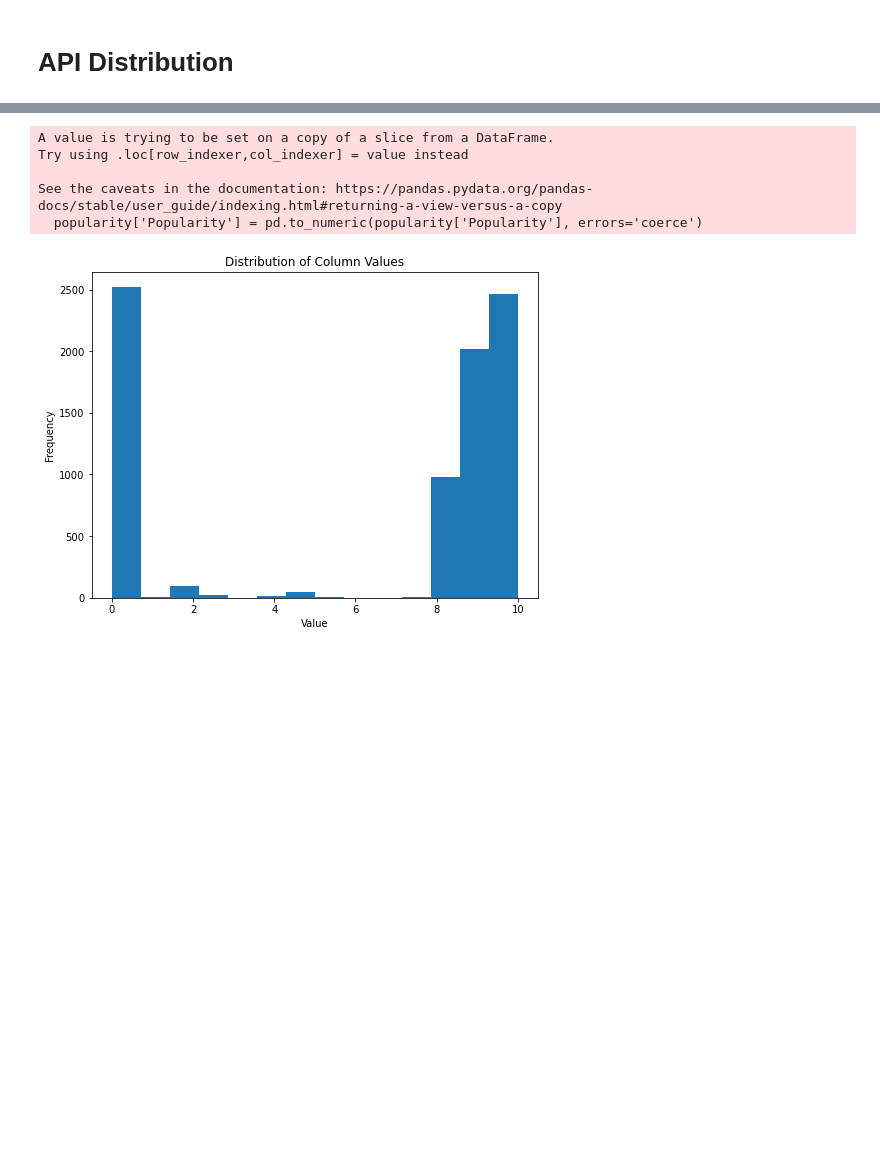
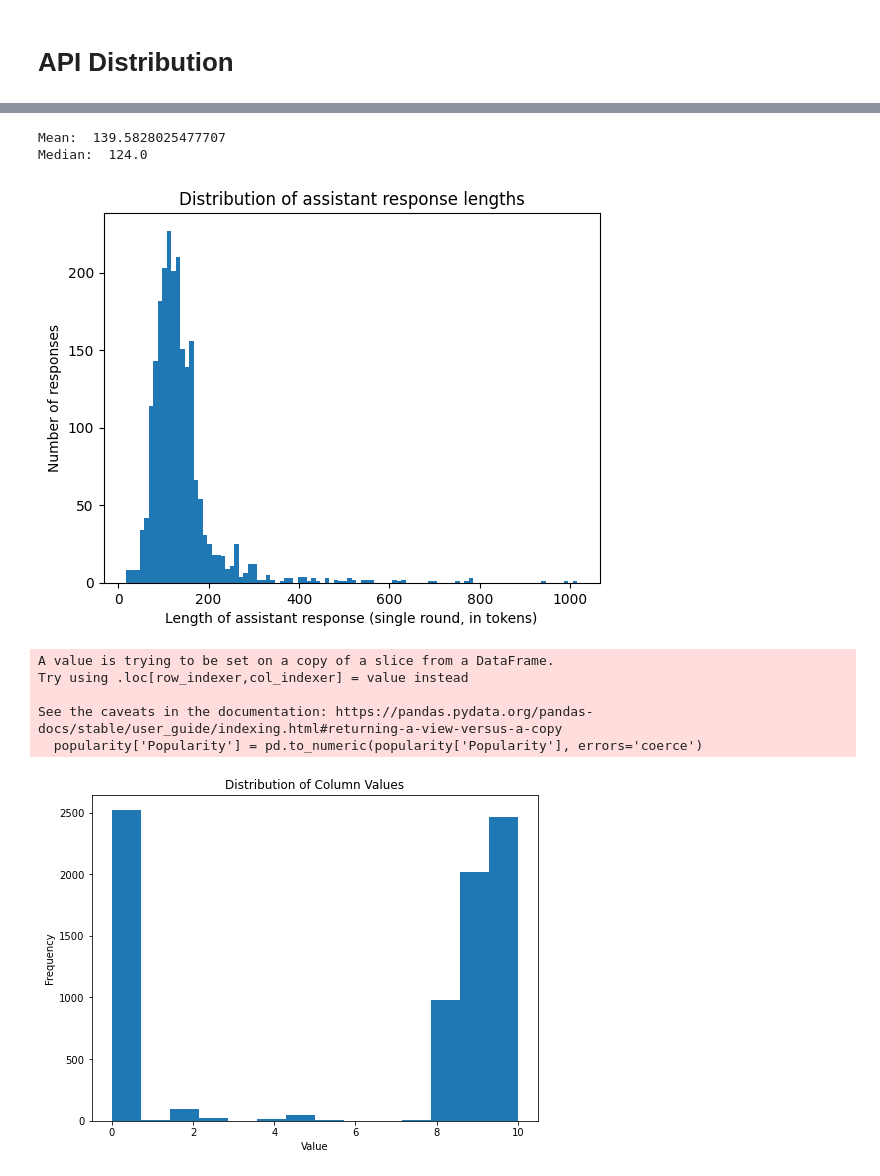
Before and after one commit to StephenYangjz/FasterAgent, a Jupyter notebook: API/statistics.ipynb, the cells around one changed output, grey strips where cells are left out. Cells and saved outputs as stored; diff of their text form; code cells hidden in the pictures; blank space fills up the shorter version.

```diff
--- a/API/Profiling.ipynb
+++ b/API/statistics.ipynb
@@ -6,6 +6,12 @@ import re
 import pandas as pd
 import matplotlib.pyplot as plt
 import numpy as np
+# %%
+import tiktoken
+tokenizer = tiktoken.encoding_for_model("gpt-4")
 # %%
-with open('../train.json', 'r') as file:
+with open('/home/zinccat/datasets/data/data/toolllama_G123_dfs_eval.json', 'r') as file:
     data = json.load(file)
+# %%
+data = pd.DataFrame(data)
+data.head()
@@ -12,3 +25,23 @@ with open('../train.json', 'r') as file:
+# %%
+length = []
+for conv in data['conversations']:
+    for turn in conv:
+        if turn['from'] == 'assistant':
+            length.append(len(tokenizer.encode(turn['value'])))
+# %%
+length = np.array(length)
+print('Mean: ', np.mean(length))
+print('Median: ', np.median(length))
+hist = plt.hist(length, bins=100)
+plt.xlabel('Length of assistant response (single round, in tokens)')
+plt.ylabel('Number of responses')
+plt.title('Distribution of assistant response lengths')
+plt.savefig('assistant_response_lengths.pdf')
+plt.show()
+# %% [output]
+Mean:  139.5828025477707
+Median:  124.0
+[figure, added]
 # %%
 sentences = []
 for indexed_data in data:
```
Also changed, not shown: parts of 1 cell of this notebook, 3 other files.
